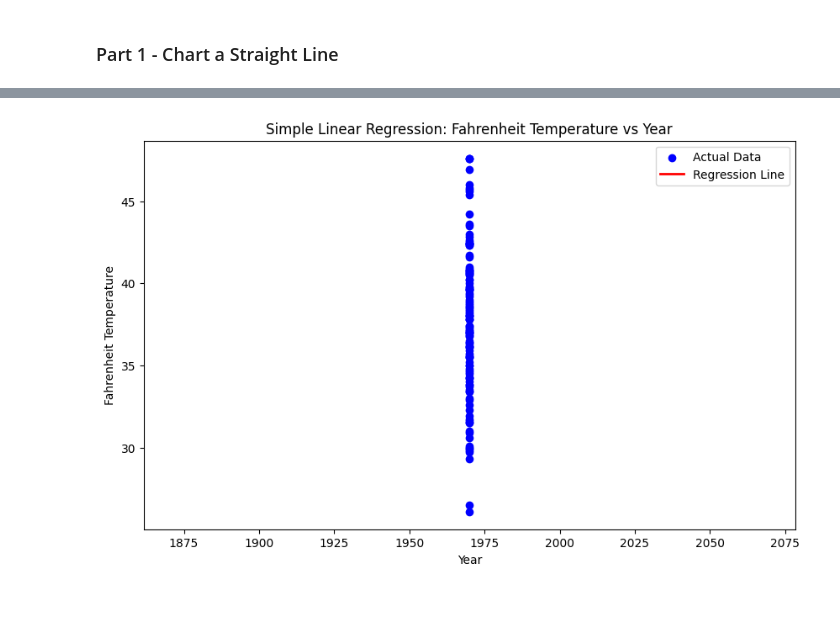
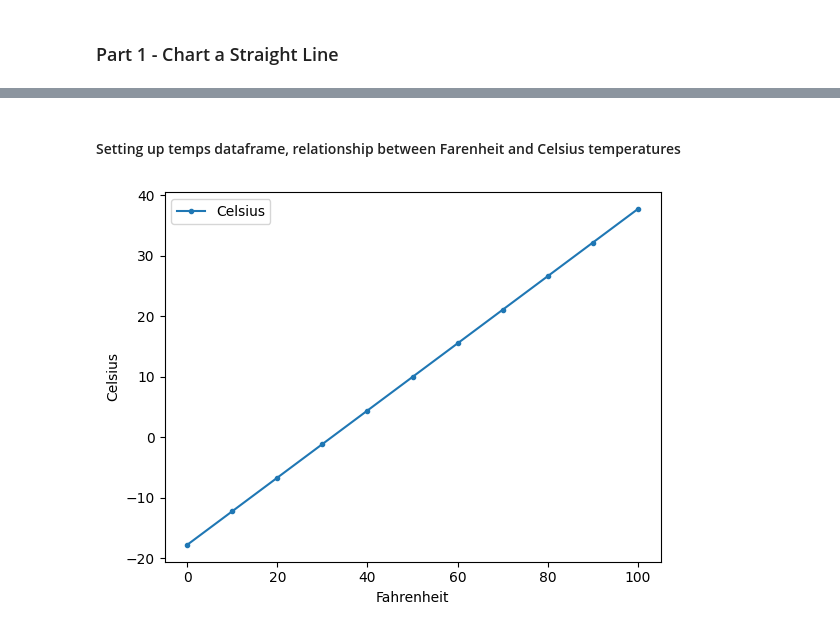
Before and after one commit to matthewellishanson/datafun-07-ml, a Jupyter notebook: Hanson_ML.ipynb, the cells around one changed output, grey strips where cells are left out. Cells and saved outputs as stored; diff of their text form; code cells hidden in the pictures; blank space fills up the shorter version.

```diff
--- a/Hanson_ML.ipynb
+++ b/Hanson_ML.ipynb
@@ -29,29 +25,15 @@ Steps:
-# %%
-from sklearn.linear_model import LinearRegression
-
-# Load the dataset
-df = pd.read_csv('data/ave_hi_nyc_jan_1895-2018.csv')
-
-# Extract the relevant columns
-df['Year'] = pd.to_datetime(df['Date']).dt.year
-X = df['Year'].values.reshape(-1, 1)
-y = df['Value'].values
-
-# Perform a simple linear regression
-model = LinearRegression()
-model.fit(X, y)
-
-# Predict values
-y_pred = model.predict(X)
-
-# Plot the regression line along with the data points
-plt.figure(figsize=(10, 6))
-plt.scatter(df['Year'], df['Value'], color='blue', label='Actual Data')
-plt.plot(df['Year'], y_pred, color='red', linewidth=2, label='Regression Line')
-plt.xlabel('Year')
-plt.ylabel('Fahrenheit Temperature')
-plt.title('Simple Linear Regression: Fahrenheit Temperature vs Year')
-plt.legend()
-plt.show()
-# %% [output]
-[figure, removed]
+# %% [markdown]
+#### Setting up temps dataframe, relationship between Farenheit and Celsius temperatures
+# %%
+%matplotlib inline
+c = lambda f: 5 / 9 * (f - 32)
+# %%
+temps = [(f, c(f)) for f in range(0, 101, 10)]
+# %%
+temps_df = pd.DataFrame(temps, columns=['Fahrenheit', 'Celsius'])
+# %%
+axes = temps_df.plot(x='Fahrenheit', y='Celsius', style='.-')
+
+y_label = axes.set_ylabel('Celsius')
+# %% [output]
+[figure, added]
```
Also changed, not shown: parts of 20 cells of this notebook.
